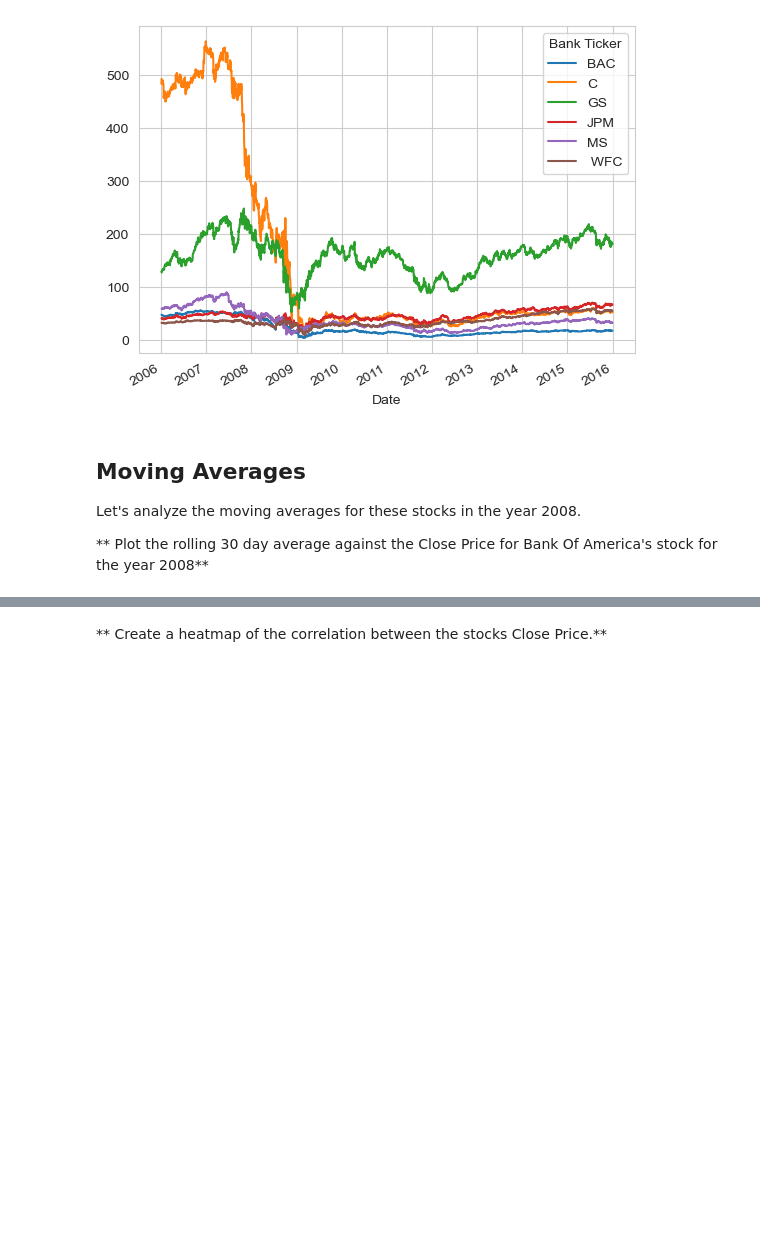
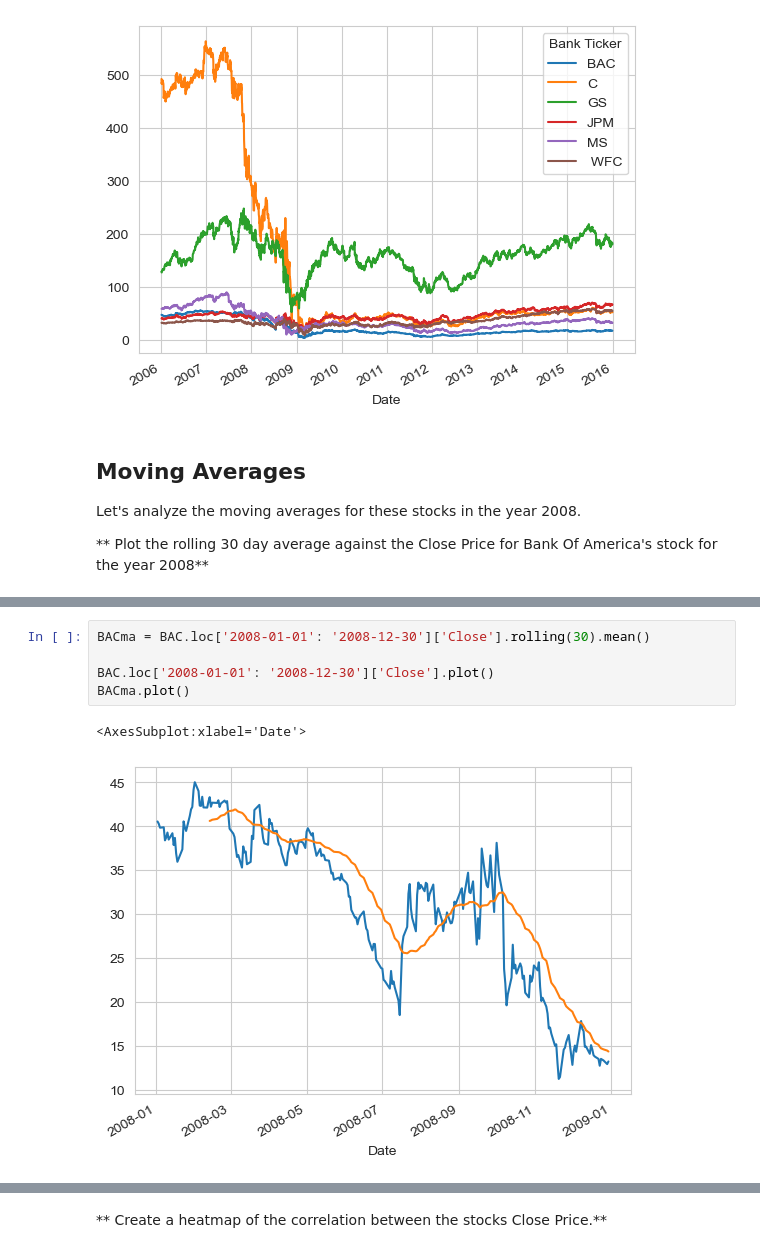
Before and after one commit to JoseArnel/code, a Jupyter notebook: DataScience&MachineLearning/10-Data-Capstone-Projects/03-Finance Project.ipynb, the cells around one changed output, grey strips where cells are left out. Drawn from its saved outputs; the diff is of its cells as text; blank space fills up the shorter version.

```diff
--- a/DataScience&MachineLearning/10-Data-Capstone-Projects/03-Finance Project.ipynb
+++ b/DataScience&MachineLearning/10-Data-Capstone-Projects/03-Finance Project.ipynb
@@ -375,0 +344,8 @@ Name: Close, Length: 253, dtype: float64
+# %%
+BACma = BAC.loc['2008-01-01': '2008-12-30']['Close'].rolling(30).mean()
+
+BAC.loc['2008-01-01': '2008-12-30']['Close'].plot()
+BACma.plot()
+# %% [output]
+<AxesSubplot:xlabel='Date'>
+[figure, added]
```
Also changed, not shown: parts of 13 cells of this notebook.
